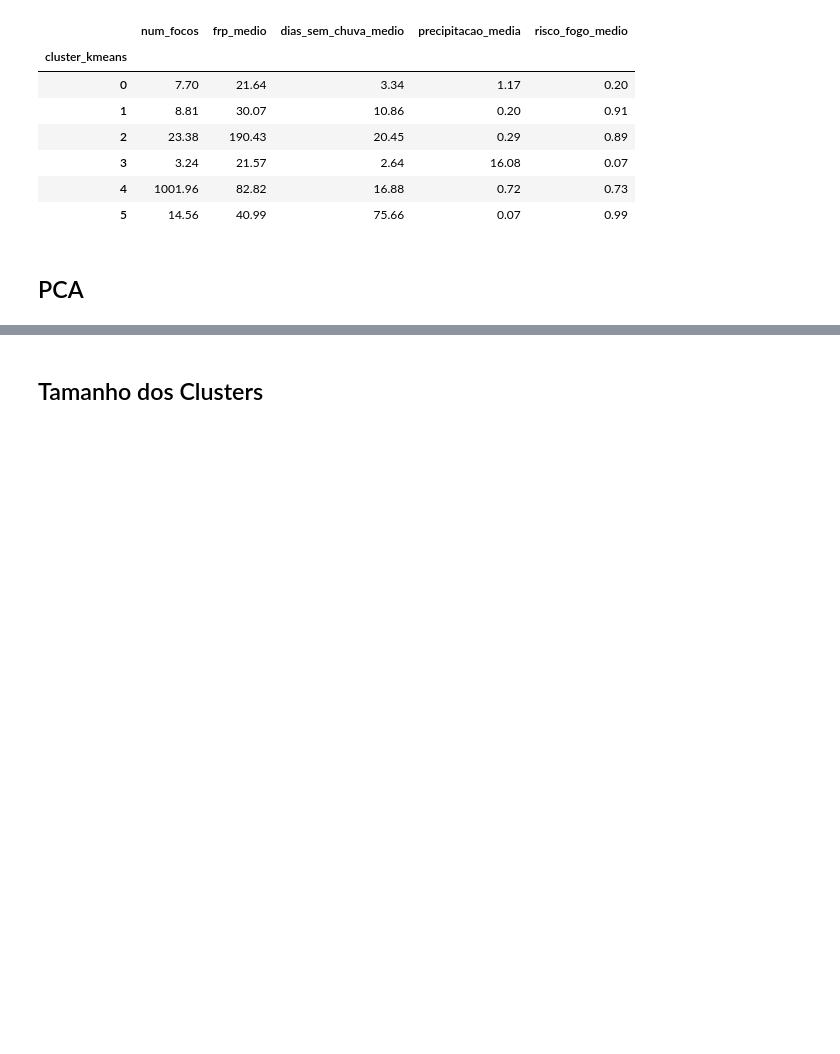
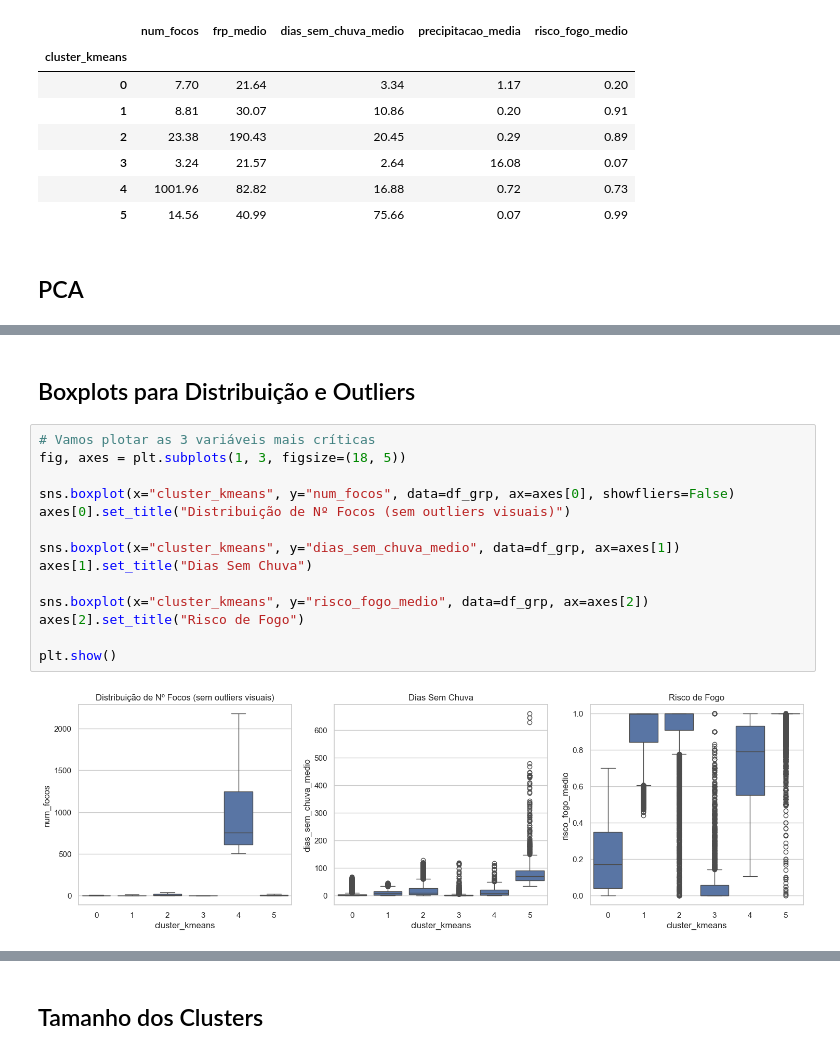
Before and after one commit to Lucas-2306/Aplicacoes-de-IA, a Jupyter notebook: trabalho.ipynb, the cells around one changed output, grey strips where cells are left out. Drawn from its saved outputs; the diff is of its cells as text; blank space fills up the shorter version.

```diff
--- a/trabalho.ipynb
+++ b/trabalho.ipynb
@@ -309,0 +319,18 @@ plt.show()
+# %% [markdown]
+## Boxplots para Distribuição e Outliers
+# %%
+# Vamos plotar as 3 variáveis mais críticas
+fig, axes = plt.subplots(1, 3, figsize=(18, 5))
+
+sns.boxplot(x="cluster_kmeans", y="num_focos", data=df_grp, ax=axes[0], showfliers=False)
+axes[0].set_title("Distribuição de Nº Focos (sem outliers visuais)")
+
+sns.boxplot(x="cluster_kmeans", y="dias_sem_chuva_medio", data=df_grp, ax=axes[1])
+axes[1].set_title("Dias Sem Chuva")
+
+sns.boxplot(x="cluster_kmeans", y="risco_fogo_medio", data=df_grp, ax=axes[2])
+axes[2].set_title("Risco de Fogo")
+
+plt.show()
+# %% [output]
+[figure, added]
```
Also changed, not shown: parts of 15 cells of this notebook, 6 other files.
